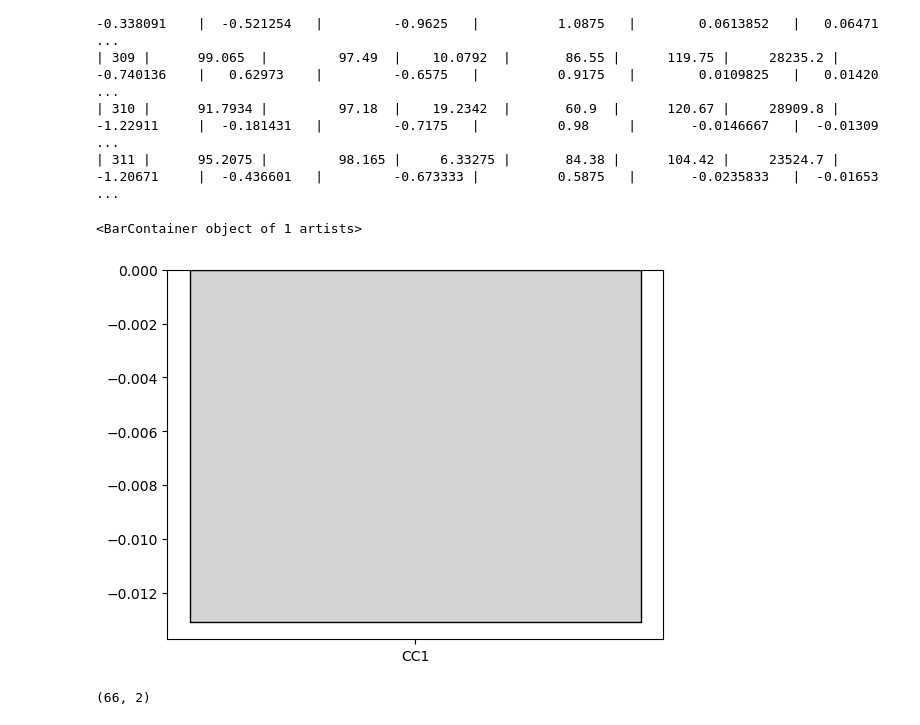
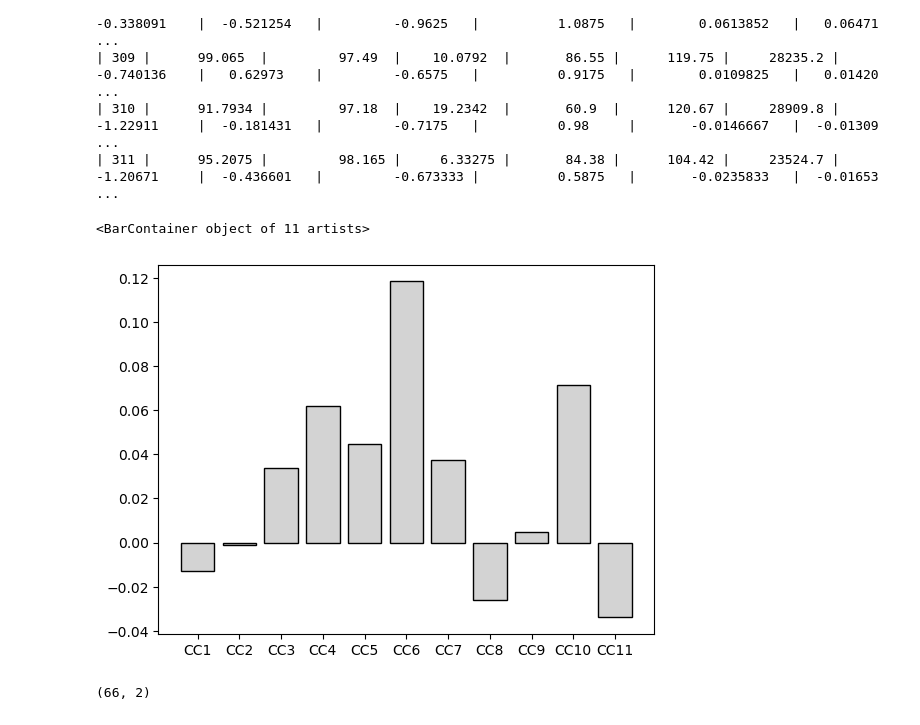
Before and after one commit to lucasbrylle/CDA_P2, a Jupyter notebook: InitialTryipynb.ipynb, the cells around one changed output. Drawn from its saved outputs; the diff is of its cells as text; code cells hidden in the pictures.

```diff
--- a/InitialTryipynb.ipynb
+++ b/InitialTryipynb.ipynb
@@ -102,22 +102,22 @@ print(X.to_markdown())
 # %%
 scaler = StandardScaler()
 X_sc = scaler.fit_transform(X)
 Y_sc = scaler.fit_transform(Y)
 
 
-n_comp = 1 #choose number of canonical variates pairs
+n_comp = 11 #choose number of canonical variates pairs
 
 bar_titles = ["CC" + str(x) for x in range(1, n_comp+1)] #create list of bar titles
 
 cca = CCA(n_components=n_comp, scale=True) #define CCA
 cca.fit(X_sc, Y_sc) #fit our scaled data
 X1_c, X2_c = cca.transform(X_sc, Y_sc) #transform our datasests to obtain canonical variates
 
 comp_corr = [np.corrcoef(X_sc[:, i], Y_sc[:, i])[1][0] for i in range(n_comp)]
 plt.bar(bar_titles, comp_corr, color='lightgrey', width = 0.8, edgecolor='k')
 # %% [output]
-<BarContainer object of 1 artists>
+<BarContainer object of 11 artists>
-[figure, old version]
+[figure, new version]
 # %%
 np.shape(cca.x_loadings_) #get loadings for canonical variate of X1 dataset
 # %% [output]
```
Also changed, not shown: parts of 2 cells of this notebook.
